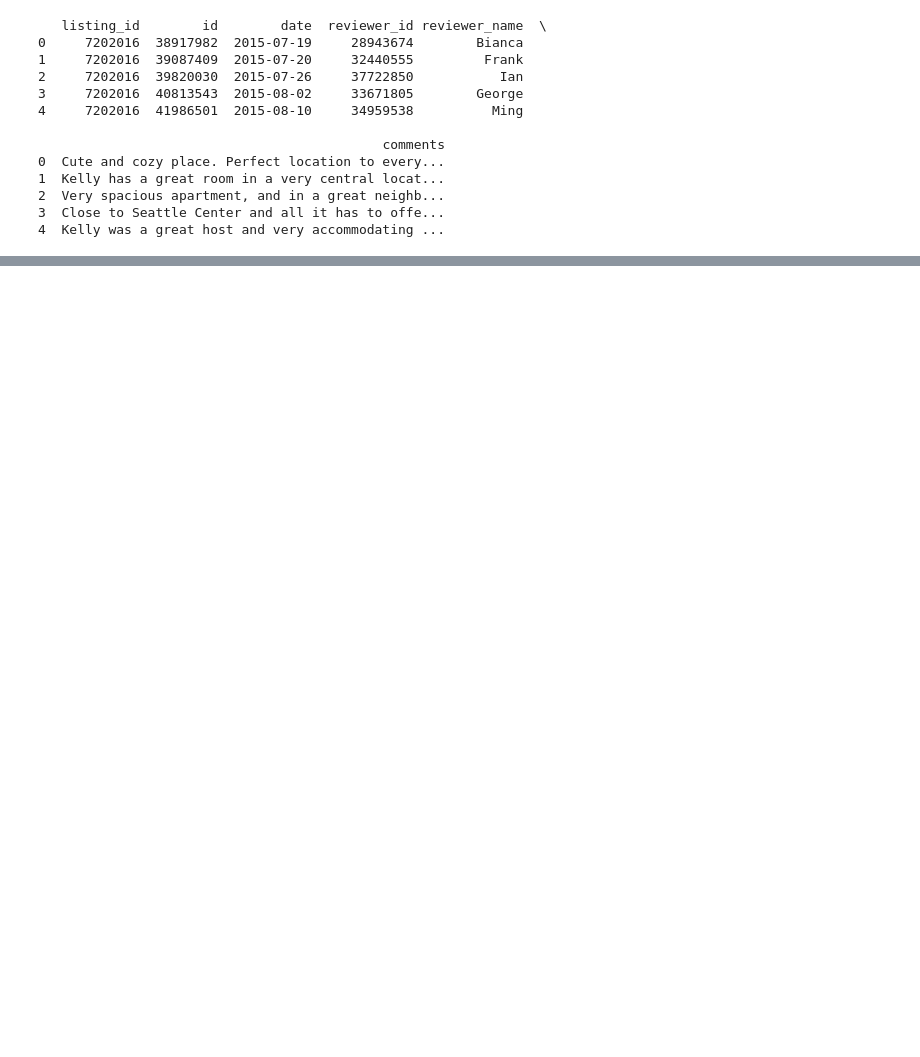
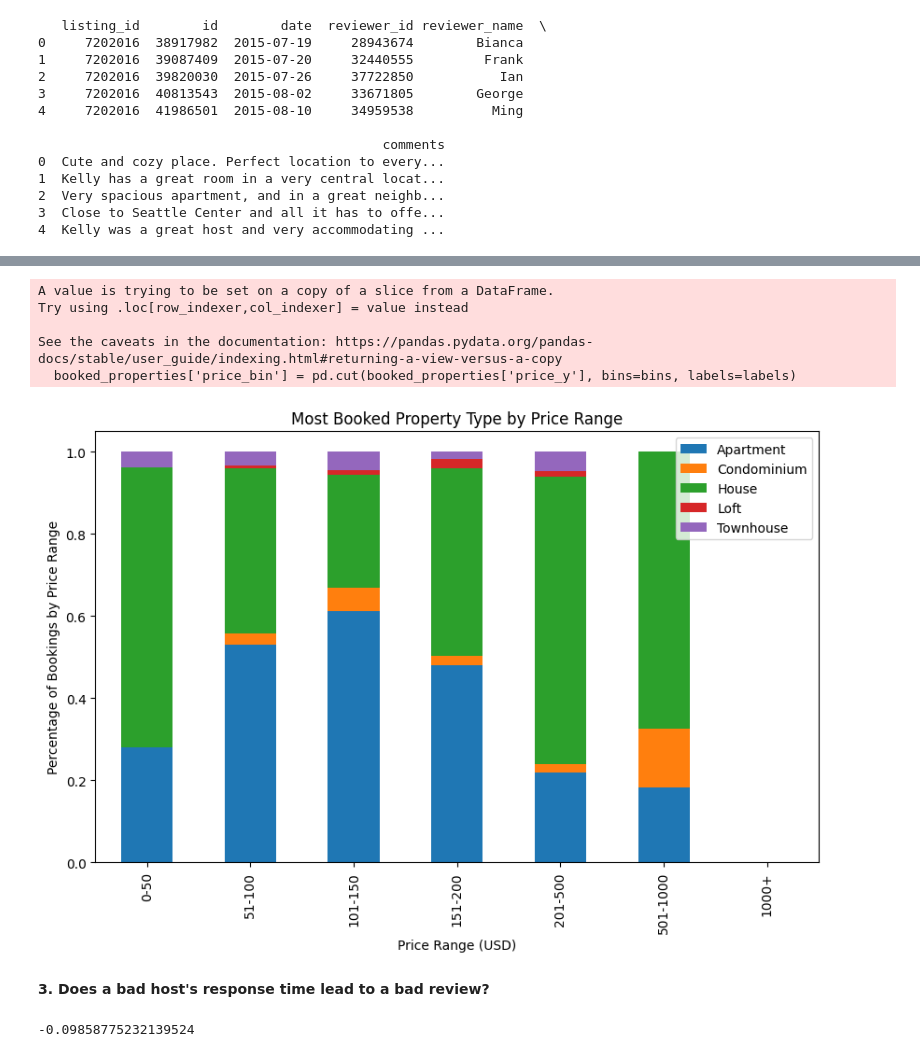
Before and after one commit to edgtzolmedo/udacity-airbnb-project, a Jupyter notebook: project-1-udacity.ipynb, the cells around one changed output, grey strips where cells are left out. Drawn from its saved outputs; the diff is of its cells as text; code cells hidden in the pictures; blank space fills up the shorter version.

```diff
--- a/project-1-udacity.ipynb
+++ b/project-1-udacity.ipynb
@@ -53,0 +63,9 @@ print(revs.head())
+# %%
+# 'price' is a column in listings DataFrame and it's in string format with '$'
+listings['price'] = listings['price'].replace('[\$,]', '', regex=True).astype(float)
+
+# Select numeric columns only for simplicity
+numeric_cols = listings.select_dtypes(include=[np.number])
+# Drop rows with missing values
+numeric_cols = numeric_cols.dropna(axis=1, how='any')
+print(numeric_cols.head())
@@ -53,0 +153,53 @@ print(revs.head())
+# %%
+# Merge calendar and listings dataframes
+merged_df = pd.merge(cal, listings[['id', 'property_type', 'price']], left_on='listing_id', right_on='id', how='left')
+
+# Filter only booked properties
+booked_properties = merged_df[merged_df['available'] == 'f']
+# %%
+# Define price bins and labels
+bins = [0, 50, 100, 150, 200, 500, 1000, np.inf]
+labels = ['0-50', '51-100', '101-150', '151-200', '201-500', '501-1000', '1000+']
+
+# Add a new column for price bins
+booked_properties['price_bin'] = pd.cut(booked_properties['price_y'], bins=bins, labels=labels)
+
+# Group by price bin and property type
+grouped_price_bin = booked_properties.groupby(['price_bin', 'property_type']).size().reset_index(name='counts')
+
+# Filter the grouped dataframe to include only the top 5 property types
+grouped_price_bin_top_5 = grouped_price_bin[grouped_price_bin['property_type'].isin(top_property_types)]
+
+# Pivot the dataframe and fill NaNs with 0
+pivot_price_bin = grouped_price_bin_top_5.pivot(index='price_bin', columns='property_type', values='counts').fillna(0)
+
+# Normalize the dataframe by row to get percentages
+pivot_price_bin = pivot_price_bin.div(pivot_price_bin.sum(axis=1), axis=0)
+
+# Plot by price bin
+pivot_price_bin.plot(kind='bar', stacked=True, figsize=(10, 6))
+plt.xlabel('Price Range (USD)')
+plt.ylabel('Percentage of Bookings by Price Range')
+plt.title('Most Booked Property Type by Price Range')
+plt.legend()
+plt.show()
+# %% [output]
+A value is trying to be set on a copy of a slice from a DataFrame.
+Try using .loc[row_indexer,col_indexer] = value instead
+
+See the caveats in the documentation: https://pandas.pydata.org/pandas-docs/stable/user_guide/indexing.html#returning-a-view-versus-a-copy
+  booked_properties['price_bin'] = pd.cut(booked_properties['price_y'], bins=bins, labels=labels)
+[figure, added]
+# %% [markdown]
+**3. Does a bad host's response time lead to a bad review?**
+# %%
+# Map host_response_time to numerical values
+response_time_mapping = {'within an hour': 1, 'within a few hours': 2, 'within a day': 3, 'a few days or more': 4}
+listings['host_response_time_num'] = listings['host_response_time'].map(response_time_mapping)
+
+# Calculate correlation
+correlation = listings['host_response_time_num'].corr(listings['review_scores_rating'])
+
+print(correlation)
+# %% [output]
+-0.09858775232139524
```
Also changed, not shown: parts of 17 cells of this notebook, 1 other file.
